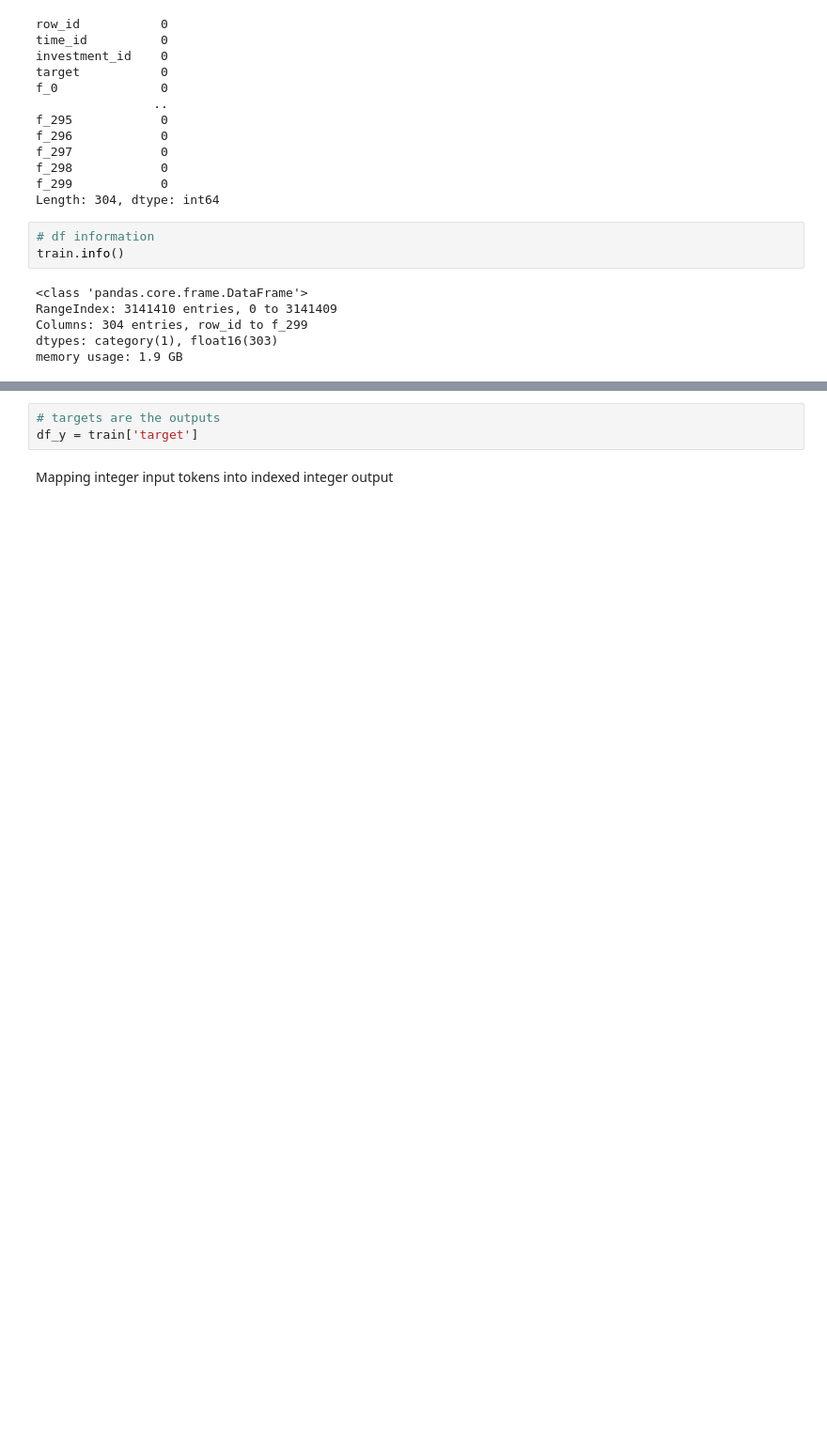
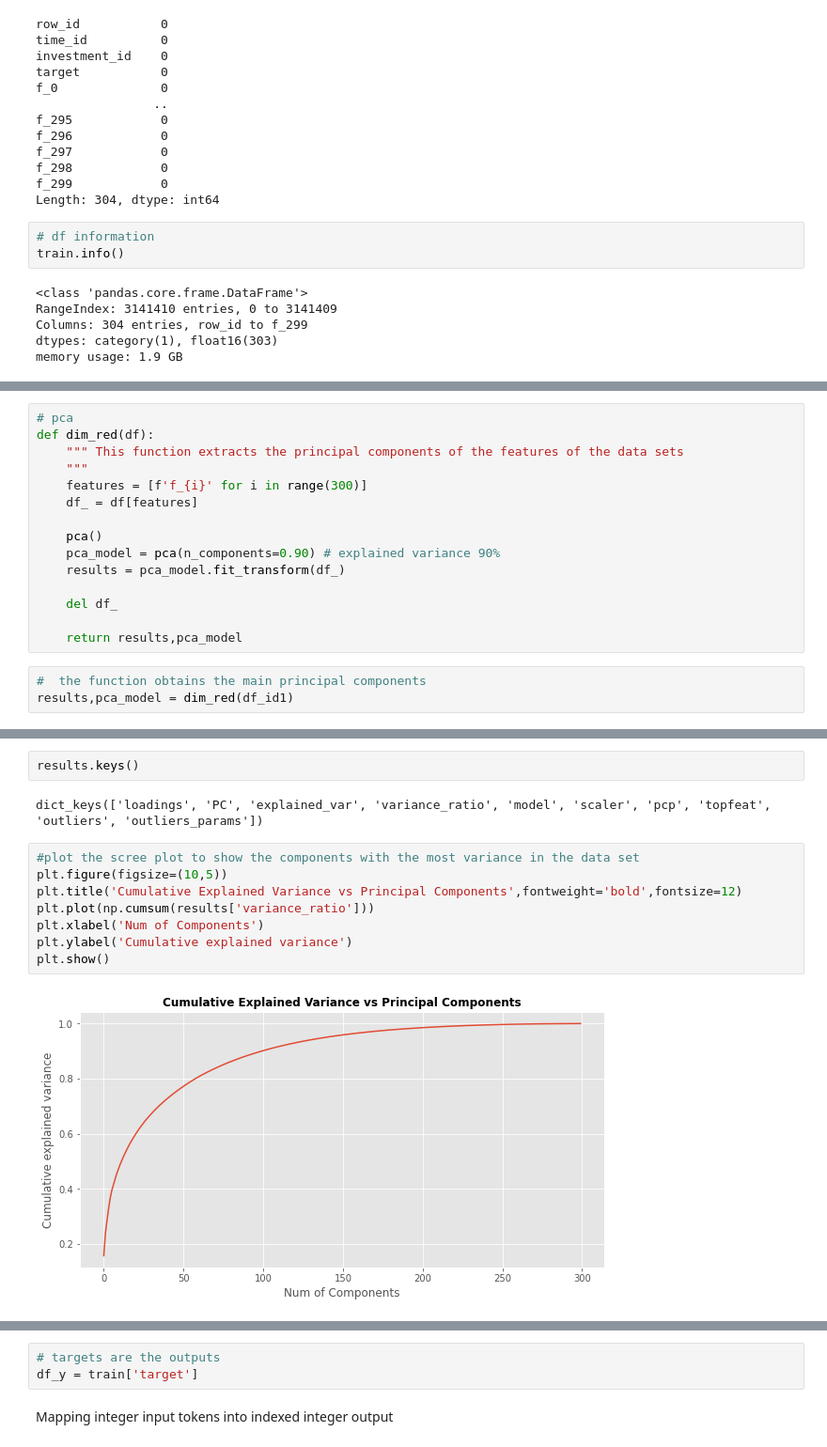
Before and after one commit to denniesbor/module2, a Jupyter notebook: DKB_Ubuquant-market-prediction-dsi.ipynb, the cells around one changed output, grey strips where cells are left out. Shown at 94% size. Saved outputs shown, nothing was run; the diff lists cells and outputs as text; blank space fills up the shorter version.

```diff
--- a/DKB_Ubuquant-market-prediction-dsi.ipynb
+++ b/DKB_Ubuquant-market-prediction-dsi.ipynb
@@ -135,0 +176,18 @@ memory usage: 1.9 GB
+# %%
+# pca
+def dim_red(df):
+    """ This function extracts the principal components of the features of the data sets
+    """
+    features = [f'f_{i}' for i in range(300)]
+    df_ = df[features]
+
+    pca()
+    pca_model = pca(n_components=0.90) # explained variance 90%
+    results = pca_model.fit_transform(df_)
+
+    del df_
+
+    return results,pca_model
+# %%
+#  the function obtains the main principal components
+results,pca_model = dim_red(df_id1)
@@ -135,0 +206,14 @@ memory usage: 1.9 GB
+# %%
+results.keys()
+# %% [output]
+dict_keys(['loadings', 'PC', 'explained_var', 'variance_ratio', 'model', 'scaler', 'pcp', 'topfeat', 'outliers', 'outliers_params'])
+# %%
+#plot the scree plot to show the components with the most variance in the data set
+plt.figure(figsize=(10,5))
+plt.title('Cumulative Explained Variance vs Principal Components',fontweight='bold',fontsize=12)
+plt.plot(np.cumsum(results['variance_ratio']))
+plt.xlabel('Num of Components')
+plt.ylabel('Cumulative explained variance')
+plt.show()
+# %% [output]
+[figure, added]
```
Also changed, not shown: parts of 40 cells of this notebook.
